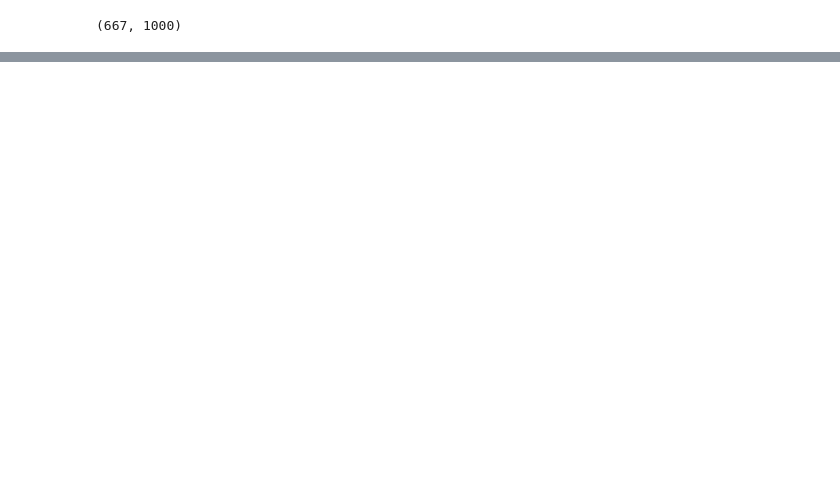
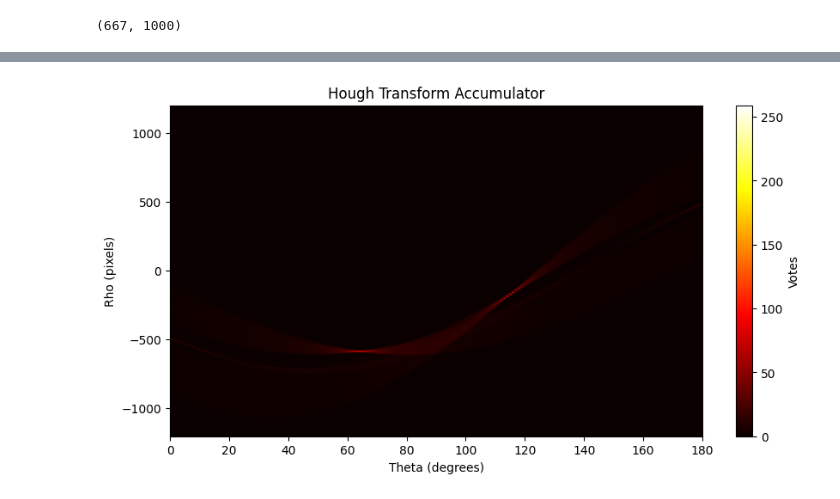
Before and after one commit to tasneemyo/Computer-Vision-Labs, a Jupyter notebook: edge_detection.ipynb, the cells around one changed output, grey strips where cells are left out. Drawn from its saved outputs; the diff is of its cells as text; code cells hidden in the pictures; blank space fills up the shorter version.

```diff
--- a/edge_detection.ipynb
+++ b/edge_detection.ipynb
@@ -117,0 +93,28 @@ To be completed:
+# %%
+# Hough Transform parameters
+theta_range = np.deg2rad(np.arange(0, 181))
+diag_len = int(np.sqrt(width**2 + height**2))
+rho_range = np.arange(-diag_len, diag_len, 1)
+H = np.zeros((len(rho_range), len(theta_range)), dtype=np.int32)  # Accumulator
+
+
+y_idxs, x_idxs = np.nonzero(roi)
+
+# Voting
+for i in range(len(x_idxs)):
+    x = x_idxs[i]
+    y = y_idxs[i]
+    for t_idx, theta in enumerate(theta_range):
+        rho = int(x * np.cos(theta) + y * np.sin(theta))
+        rho_idx = np.where(rho_range == rho)[0][0]  # Find corresponding index in rho_range
+        H[rho_idx, t_idx] += 1
+
+plt.figure(figsize=(10, 5))
+plt.imshow(H, cmap="hot", aspect="auto", extent=[0, 180, -diag_len, diag_len])
+plt.title("Hough Transform Accumulator")
+plt.xlabel("Theta (degrees)")
+plt.ylabel("Rho (pixels)")
+plt.colorbar(label="Votes")
+plt.show()
+# %% [output]
+[figure, added]
```
Also changed, not shown: parts of 15 cells of this notebook.
